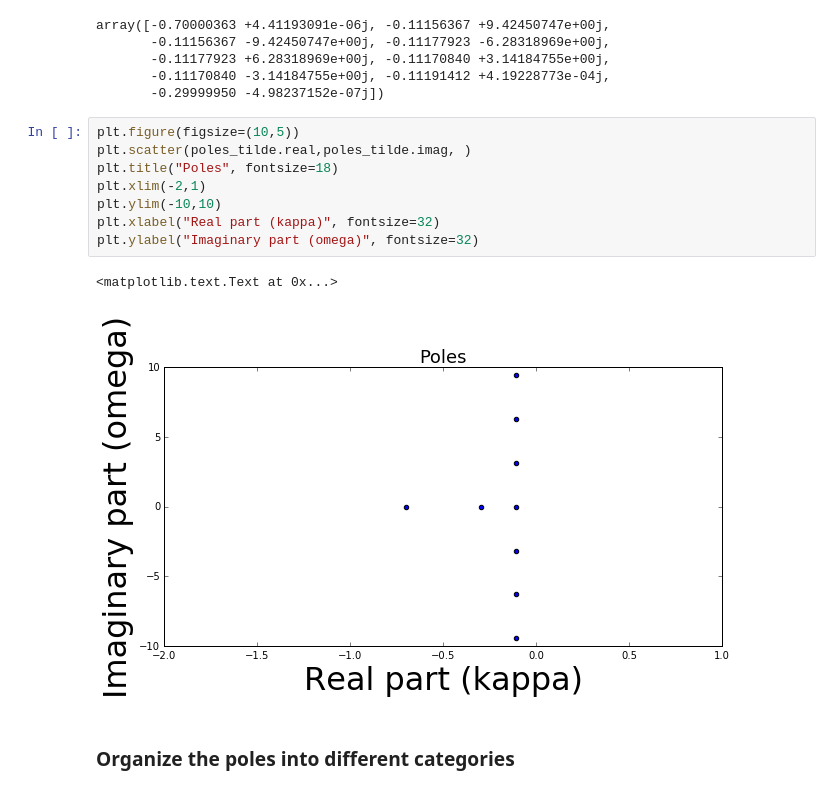
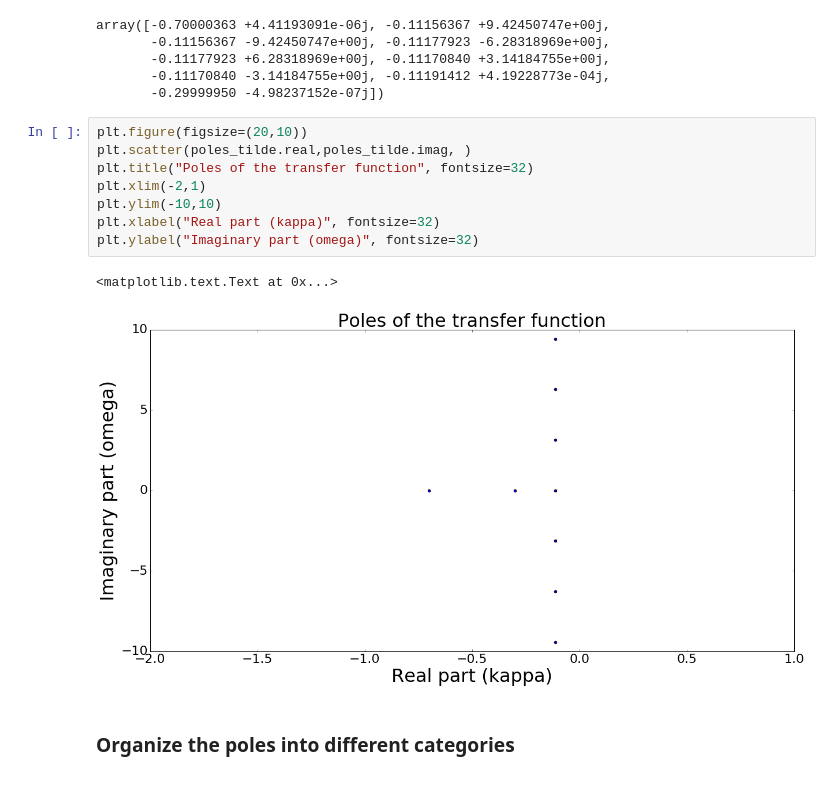
Before and after one commit to tabakg/active_lin_sys_fact, a Jupyter notebook: example_1_vector_perturbation.ipynb, the cells around one changed output. Cells and saved outputs as stored; diff of their text form.

```diff
--- a/example_1_vector_perturbation.ipynb
+++ b/example_1_vector_perturbation.ipynb
@@ -426,16 +447,16 @@ array([-0.70000363 +4.41193091e-06j, -0.11156367 +9.42450747e+00j,
        -0.11170840 -3.14184755e+00j, -0.11191412 +4.19228773e-04j,
        -0.29999950 -4.98237152e-07j])
 # %%
-plt.figure(figsize=(10,5))
+plt.figure(figsize=(20,10))
 plt.scatter(poles_tilde.real,poles_tilde.imag, )
-plt.title("Poles", fontsize=18)
+plt.title("Poles of the transfer function", fontsize=32)
 plt.xlim(-2,1)
 plt.ylim(-10,10)
 plt.xlabel("Real part (kappa)", fontsize=32)
 plt.ylabel("Imaginary part (omega)", fontsize=32)
 # %% [output]
 <matplotlib.text.Text at 0x...>
-[figure, old version]
+[figure, new version]
 # %% [markdown]
 ### Organize the poles into different categories
 # %%
```
Also changed, not shown: parts of 3 cells of this notebook, 3 other files.
